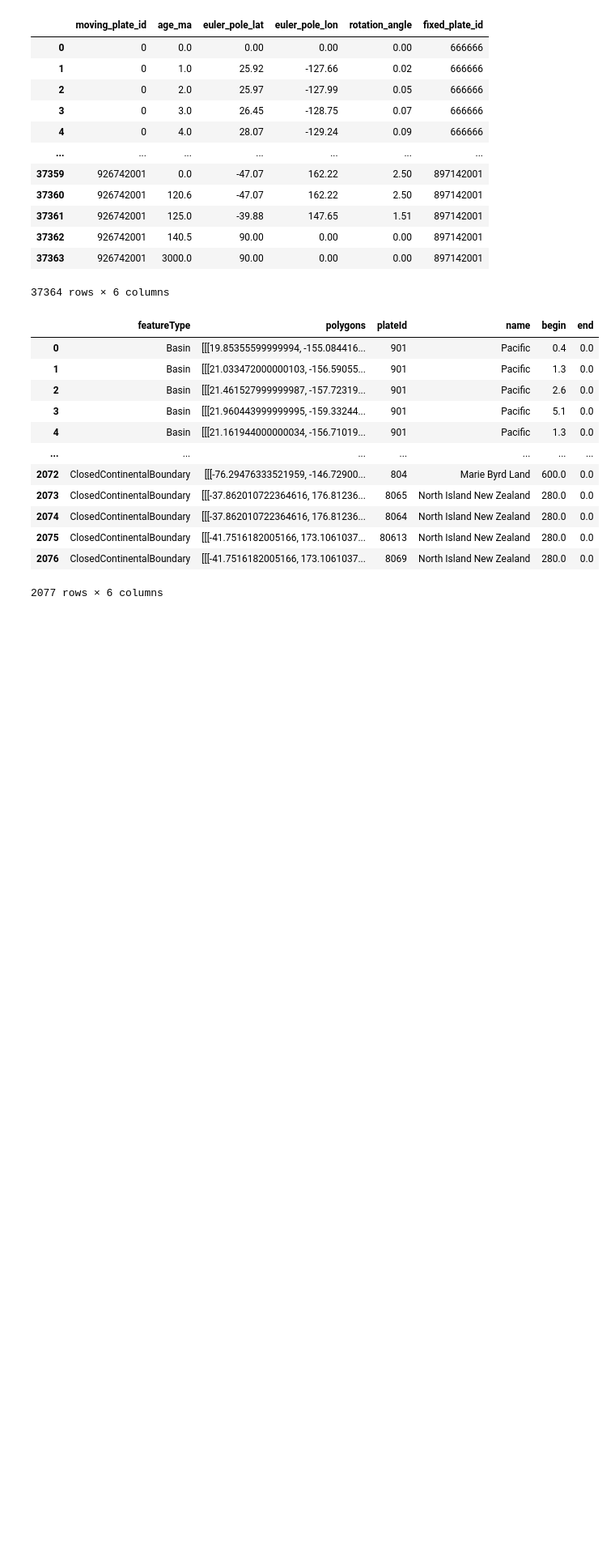
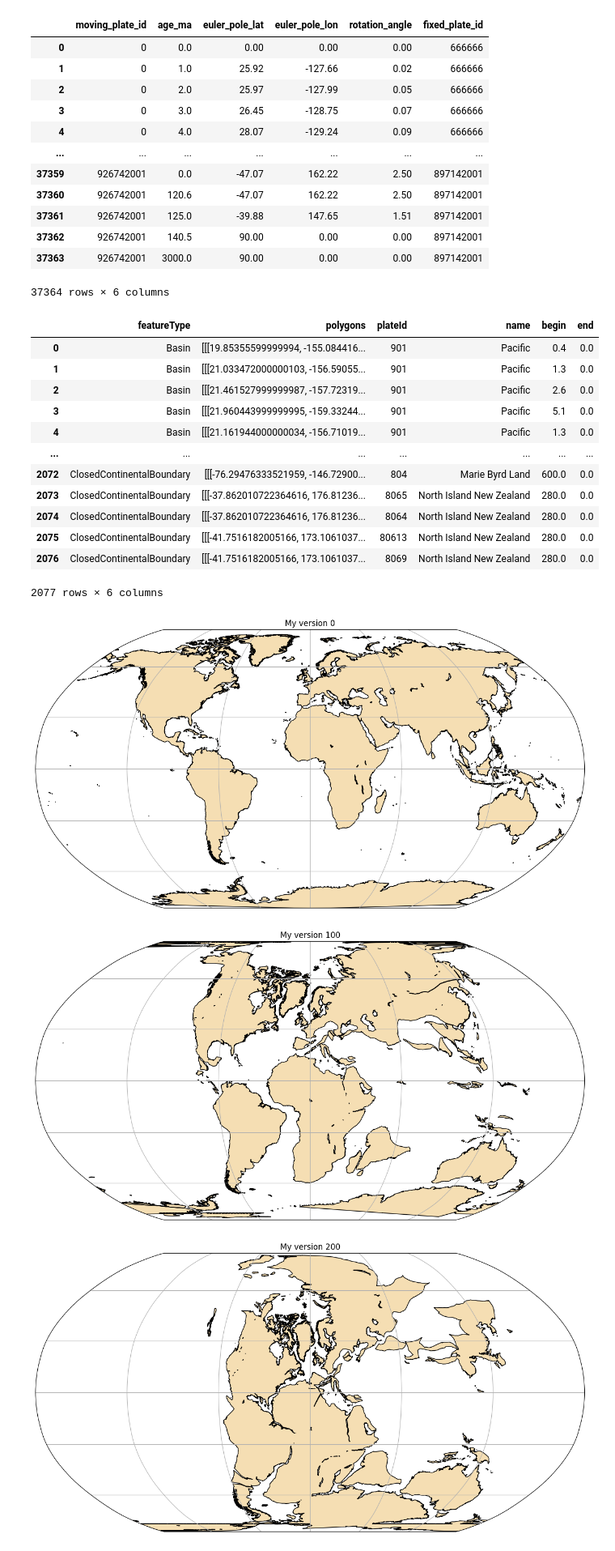
Before and after one commit to Antel0pe/PlateReconstruction, a Jupyter notebook: PlateReconstruction2.ipynb, the cells around one changed output. Shown at 81% size. Cells and saved outputs as stored; diff of their text form; code cells hidden in the pictures; blank space fills up the shorter version.

Commit message:
fixed antimeridian issue

```diff
--- a/PlateReconstruction2.ipynb
+++ b/PlateReconstruction2.ipynb
@@ -307,18 +307,3 @@ def getReconstructedPolygons(reconstructionTime):
             rotatedPolygons.append(lonLat)
 
     return rotatedPolygons
-# %%
-def fixAntimeridianCrossingPolygon(polygons):
-    antimeridian = LineString([(180, -90), (180, 90)])
-
-    all_split_polys = []
-
-    for poly_coords in polygons:
-        # Convert the coordinate list to a Shapely Polygon
-        poly = Polygon(poly_coords)
-        # Split the polygon at the antimeridian
-        split_result = split(poly.buffer(0), antimeridian)
-        # Extend our list with the resulting geometries
-        all_split_polys.extend(list(split_result.geoms))
-
-    return all_split_polys
@@ -325,10 +358,15 @@ def fixAntimeridianCrossingPolygon(polygons):
 # %%
 for i in range(0,410+1,100):
     # plotPyGplates(i)
     # print(i)
     rotatedPolygons = getReconstructedPolygons(i)
 
     splitPolys = fixAntimeridianCrossingPolygon(rotatedPolygons)
 
-    unionMine = union_all([make_valid(Polygon(i)) for i in splitPolys])
+    unionMine = union_all([make_valid(i) for i in splitPolys])
+
     create_plate_map([unionMine], f'My version {i}')
+# %% [output]
+[figure, added]
+[figure, added]
+[figure, added]
```
Also changed, not shown: parts of 5 cells of this notebook.
